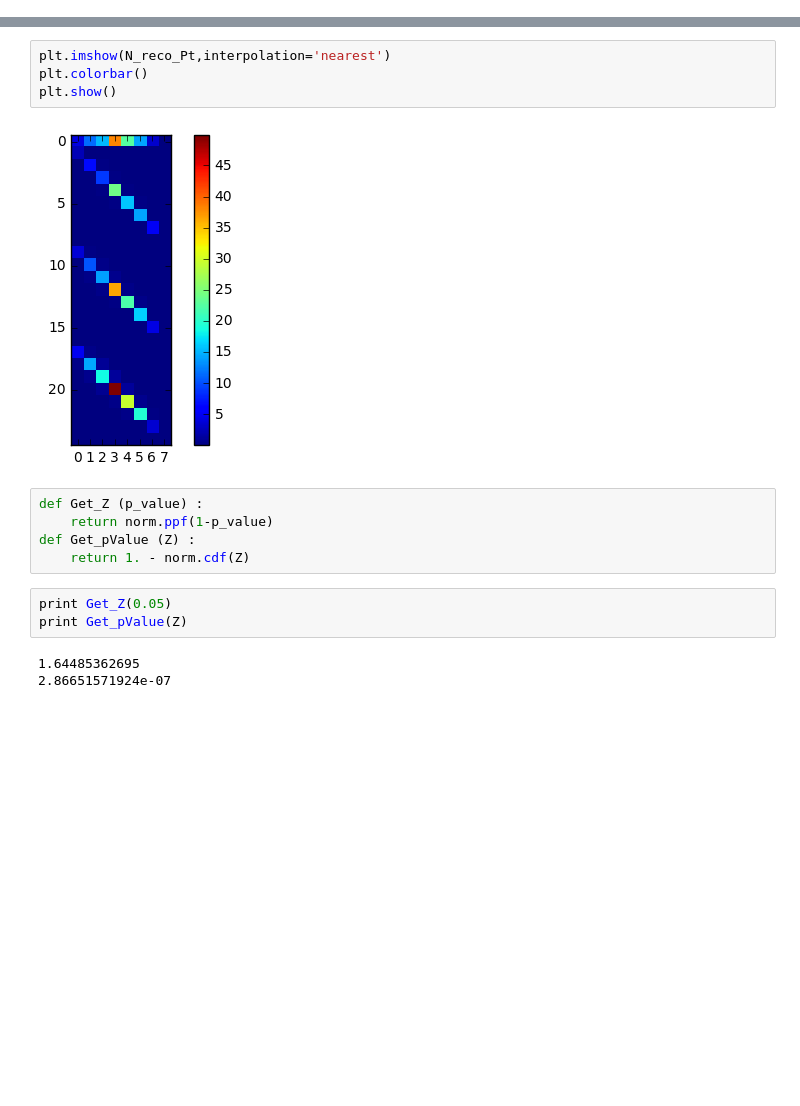
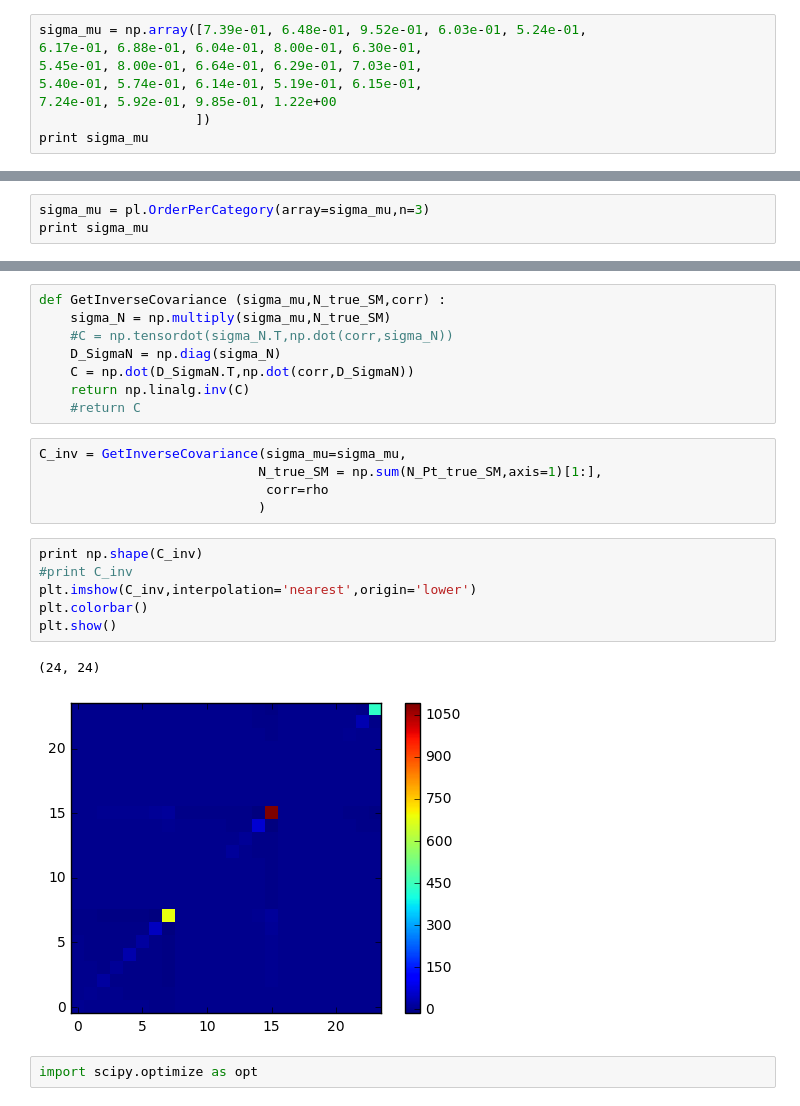
Before and after one commit to jandrejk/HiggsModelDep_MoriondDataSet, a Jupyter notebook: Untitled.ipynb, the cells around one changed output, grey strips where cells are left out. Saved outputs shown, nothing was run; the diff lists cells and outputs as text; blank space fills up the shorter version.

```diff
--- a/Untitled.ipynb
+++ b/Untitled.ipynb
@@ -7,0 +116,8 @@ N_reco_Pt = np.load(path+'N_reco_genPt.npy')
+# %%
+sigma_mu = np.array([7.39e-01, 6.48e-01, 9.52e-01, 6.03e-01, 5.24e-01,
+6.17e-01, 6.88e-01, 6.04e-01, 8.00e-01, 6.30e-01,
+5.45e-01, 8.00e-01, 6.64e-01, 6.29e-01, 7.03e-01,
+5.40e-01, 5.74e-01, 6.14e-01, 5.19e-01, 6.15e-01,
+7.24e-01, 5.92e-01, 9.85e-01, 1.22e+00
+                    ])
+print sigma_mu
@@ -7,0 +128,3 @@ N_reco_Pt = np.load(path+'N_reco_genPt.npy')
+# %%
+sigma_mu = pl.OrderPerCategory(array=sigma_mu,n=3)
+print sigma_mu
@@ -8,17 +163,24 @@ N_reco_Pt = np.load(path+'N_reco_genPt.npy')
+# %%
+def GetInverseCovariance (sigma_mu,N_true_SM,corr) :
+    sigma_N = np.multiply(sigma_mu,N_true_SM)
+    #C = np.tensordot(sigma_N.T,np.dot(corr,sigma_N))
+    D_SigmaN = np.diag(sigma_N)
+    C = np.dot(D_SigmaN.T,np.dot(corr,D_SigmaN))
+    return np.linalg.inv(C)
+    #return C
+# %%
+C_inv = GetInverseCovariance(sigma_mu=sigma_mu,
+                            N_true_SM = np.sum(N_Pt_true_SM,axis=1)[1:],
+                             corr=rho
+                            )
 # %%
-plt.imshow(N_reco_Pt,interpolation='nearest')
+print np.shape(C_inv)
+#print C_inv
+plt.imshow(C_inv,interpolation='nearest',origin='lower')
 plt.colorbar()
 plt.show()
 # %% [output]
+(24, 24)
-[figure, old version]
+[figure, new version]
-# %%
-def Get_Z (p_value) :
-    return norm.ppf(1-p_value)
-def Get_pValue (Z) :
-    return 1. - norm.cdf(Z)
-# %%
-print Get_Z(0.05)
-print Get_pValue(Z)
-# %% [output]
-1.64485362695
-2.86651571924e-07
+# %%
+import scipy.optimize as opt
```
Also changed, not shown: parts of 30 cells of this notebook.
